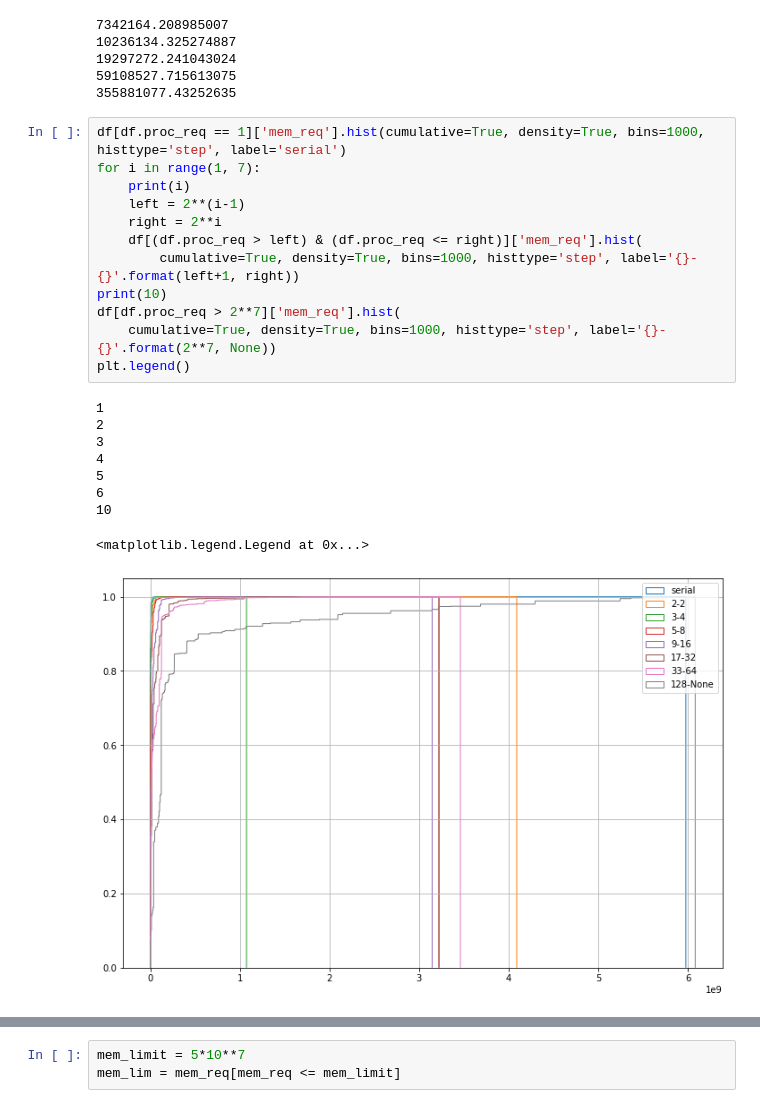
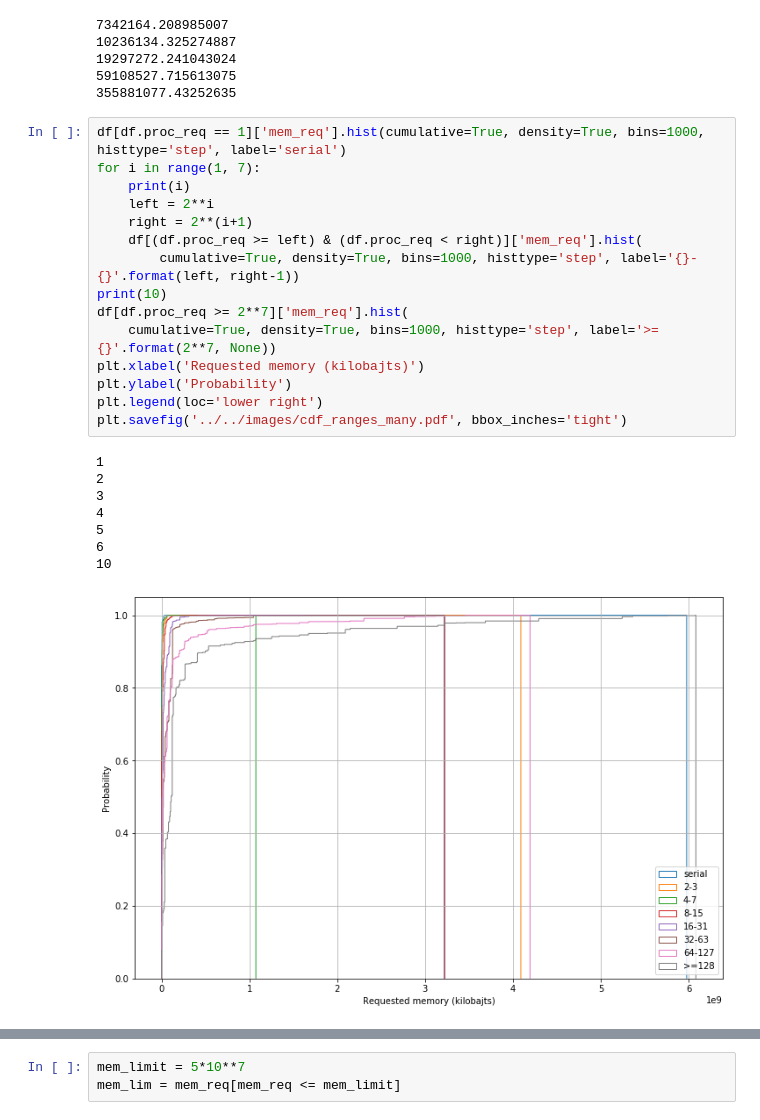
Before and after one commit to jankopanski/Burst-Buffer-Scheduling, a Jupyter notebook: analysis/Metacentrum3-Cross-Correlation.ipynb, the cells around one changed output, grey strips where cells are left out. Cells and saved outputs as stored; diff of their text form.

Commit message:
thesis plots of metacentrum log analysis

```diff
--- a/analysis/Metacentrum3-Cross-Correlation.ipynb
+++ b/analysis/Metacentrum3-Cross-Correlation.ipynb
@@ -223,24 +279,26 @@ print(df[df.proc_req > 32]['mem_req'].std())
 # %%
 df[df.proc_req == 1]['mem_req'].hist(cumulative=True, density=True, bins=1000, histtype='step', label='serial')
 for i in range(1, 7):
     print(i)
-    left = 2**(i-1)
-    right = 2**i
-    df[(df.proc_req > left) & (df.proc_req <= right)]['mem_req'].hist(
-        cumulative=True, density=True, bins=1000, histtype='step', label='{}-{}'.format(left+1, right))
+    left = 2**i
+    right = 2**(i+1)
+    df[(df.proc_req >= left) & (df.proc_req < right)]['mem_req'].hist(
+        cumulative=True, density=True, bins=1000, histtype='step', label='{}-{}'.format(left, right-1))
 print(10)
-df[df.proc_req > 2**7]['mem_req'].hist(
-    cumulative=True, density=True, bins=1000, histtype='step', label='{}-{}'.format(2**7, None))
-plt.legend()
+df[df.proc_req >= 2**7]['mem_req'].hist(
+    cumulative=True, density=True, bins=1000, histtype='step', label='>={}'.format(2**7, None))
+plt.xlabel('Requested memory (kilobajts)')
+plt.ylabel('Probability')
+plt.legend(loc='lower right')
+plt.savefig('../../images/cdf_ranges_many.pdf', bbox_inches='tight')
 # %% [output]
 1
 2
 3
 4
 5
 6
 10
-<matplotlib.legend.Legend at 0x...>
-[figure, old version]
+[figure, new version]
 # %%
 fig, ax = plt.subplots()
```
Also changed, not shown: parts of 23 cells of this notebook.
